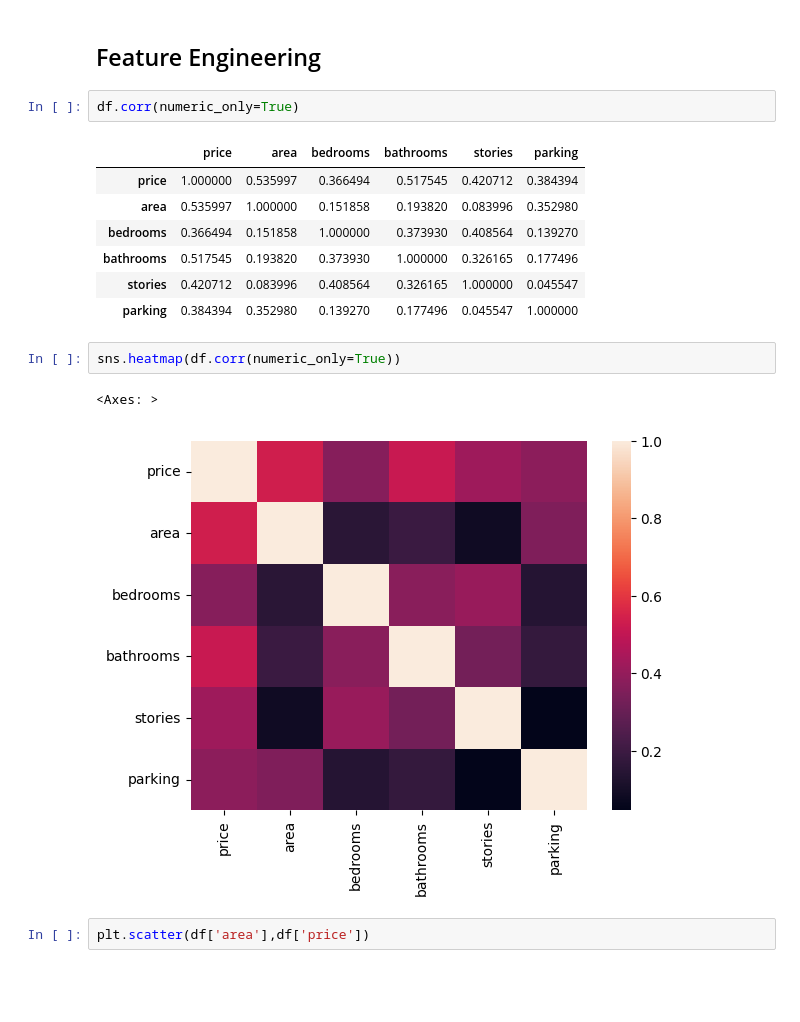
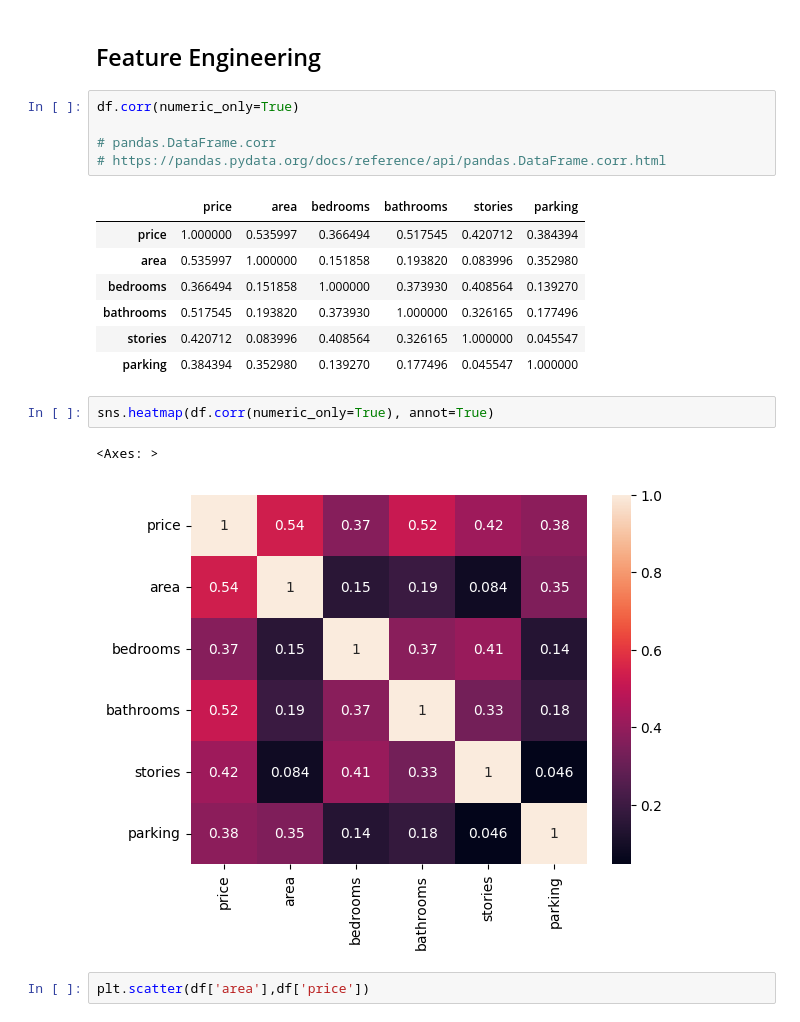
Before and after one commit to mathewpeedikayil/house-price-prediction, a Jupyter notebook: main.ipynb, the cells around one changed output. Drawn from its saved outputs; the diff is of its cells as text; blank space fills up the shorter version.

```diff
--- a/main.ipynb
+++ b/main.ipynb
@@ -92,6 +92,9 @@ dtype: int64
 ## Feature Engineering
 # %%
 df.corr(numeric_only=True)
+
+# pandas.DataFrame.corr
+# https://pandas.pydata.org/docs/reference/api/pandas.DataFrame.corr.html
 # %% [output]
 |  | price | area | bedrooms | bathrooms | stories | parking |
 | price | 1.000000 | 0.535997 | 0.366494 | 0.517545 | 0.420712 | 0.384394 |
@@ -101,10 +104,10 @@ df.corr(numeric_only=True)
 | stories | 0.420712 | 0.083996 | 0.408564 | 0.326165 | 1.000000 | 0.045547 |
 | parking | 0.384394 | 0.352980 | 0.139270 | 0.177496 | 0.045547 | 1.000000 |
 # %%
-sns.heatmap(df.corr(numeric_only=True))
+sns.heatmap(df.corr(numeric_only=True), annot=True)
 # %% [output]
 <Axes: >
-[figure, old version]
+[figure, new version]
 # %%
 plt.scatter(df['area'],df['price'])
 # %% [output]
```
